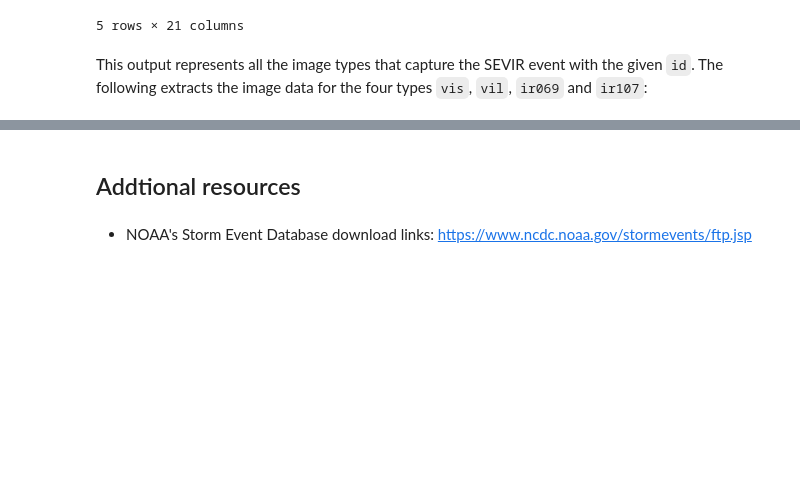
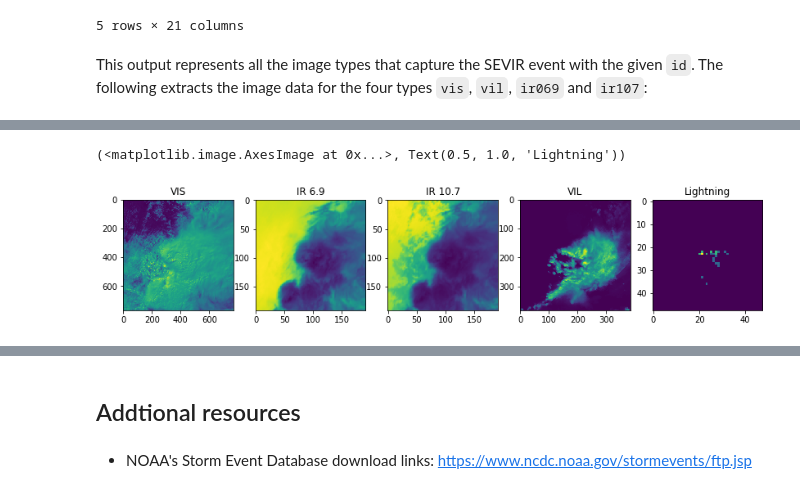
Before and after one commit to MIT-AI-Accelerator/eie-sevir, a Jupyter notebook: examples/SEVIR_Tutorial.ipynb, the cells around one changed output, grey strips where cells are left out. Saved outputs shown, nothing was run; the diff lists cells and outputs as text; code cells hidden in the pictures; blank space fills up the shorter version.

```diff
--- a/examples/SEVIR_Tutorial.ipynb
+++ b/examples/SEVIR_Tutorial.ipynb
@@ -292,0 +296,55 @@ To include lightning in this display, we first need to convert it to a raster ty
+# %%
+import numpy as np
+def lght_to_grid(data):
+    """
+    Converts SEVIR lightning data stored in Nx5 matrix to an LxLx49 representing
+    flash counts in each pixel at each time
+    """
+    FRAME_TIMES = np.arange(-120.0,120.0,5) * 60 # in seconds
+    out_size = (48,48,len(FRAME_TIMES))
+    if data.shape[0]==0:
+        return np.zeros(out_size,dtype=np.float32)
+
+    # filter out points outside the grid
+    x,y=data[:,3],data[:,4]
+    m=np.logical_and.reduce( [x>=0,x<out_size[0],y>=0,y<out_size[1]] )
+    data=data[m,:]
+    if data.shape[0]==0:
+        return np.zeros(out_size,dtype=np.float32)
+
+    # Filter/separate times
+    # compute z coodinate based on bin locaiton times
+    t=data[:,0]
+    z=np.digitize(t,FRAME_TIMES)-1
+    z[z==-1]=0 # special case:  frame 0 uses lght from frame 1
+
+    x=data[:,3].astype(np.int64)
+    y=data[:,4].astype(np.int64)
+
+    k=np.ravel_multi_index(np.array([y,x,z]),out_size)
+    n = np.bincount(k,minlength=np.prod(out_size))
+    return np.reshape(n,out_size).astype(np.float32)
+
+def read_lght_data( sample_event, data_home ):
+    """
+    Reads lght data from SEVIR and maps flash counts onto a grid
+    """
+    fn = sample_event[sample_event.img_type=='lght'].squeeze().file_name
+    id = sample_event[sample_event.img_type=='lght'].squeeze().id
+    with h5py.File(data_home + '/' + fn,'r') as hf:
+        data      = hf[id][:]
+    return lght_to_grid(data)
+
+lght = read_lght_data( sample_event, data_home)
+
+# include lightning counts in plot
+fig,axs = plt.subplots(1,5,figsize=(14,5))
+frame_idx = 30
+axs[0].imshow(vis[:,:,frame_idx]), axs[0].set_title('VIS')
+axs[1].imshow(ir069[:,:,frame_idx]), axs[1].set_title('IR 6.9')
+axs[2].imshow(ir107[:,:,frame_idx]), axs[2].set_title('IR 10.7')
+axs[3].imshow(vil[:,:,frame_idx]), axs[3].set_title('VIL')
+axs[4].imshow(lght[:,:,frame_idx]), axs[4].set_title('Lightning')
+# %% [output]
+(<matplotlib.image.AxesImage at 0x...>, Text(0.5, 1.0, 'Lightning'))
+[figure, added]
```
Also changed, not shown: parts of 13 cells of this notebook, 1 other file.
